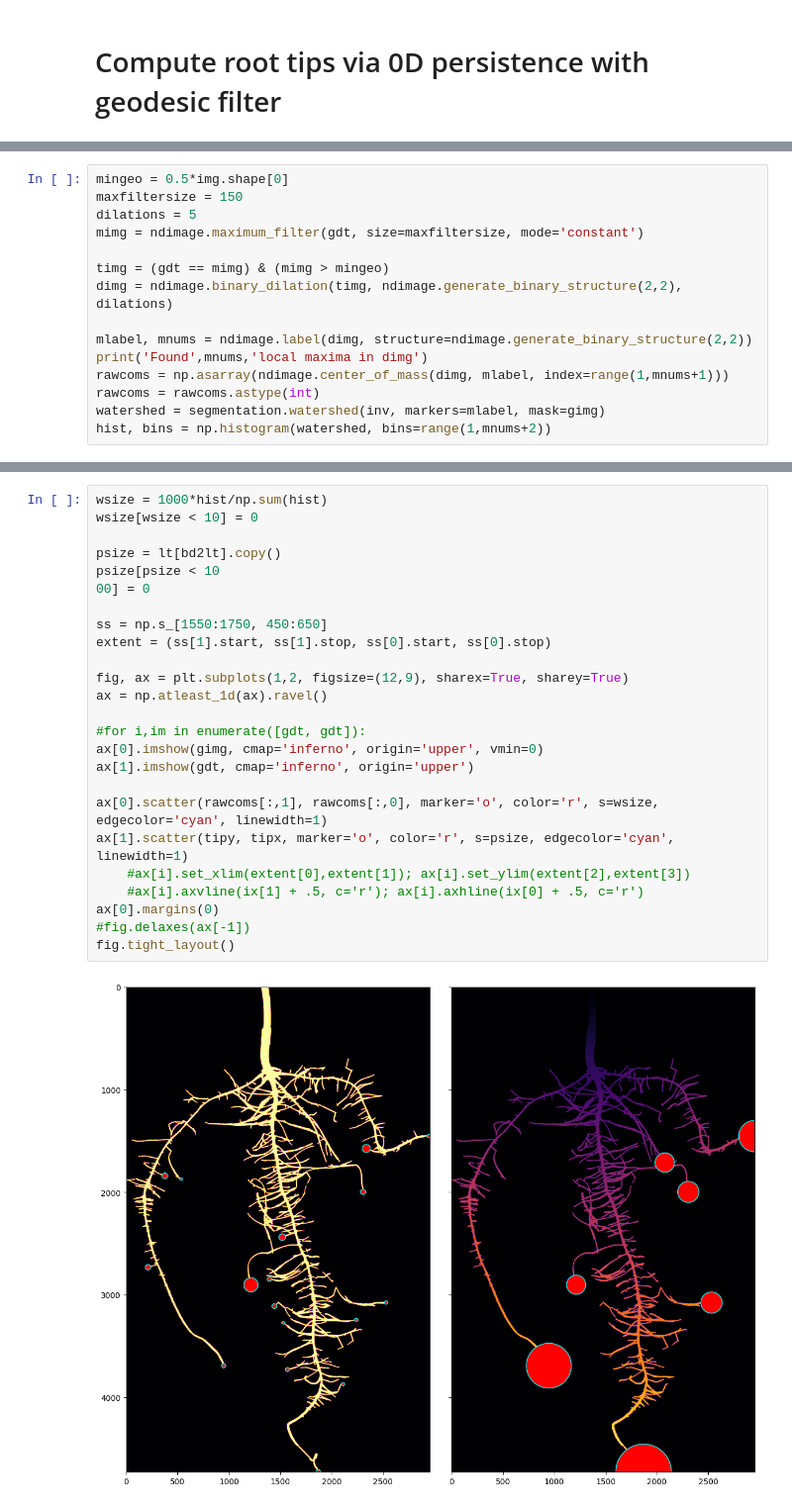
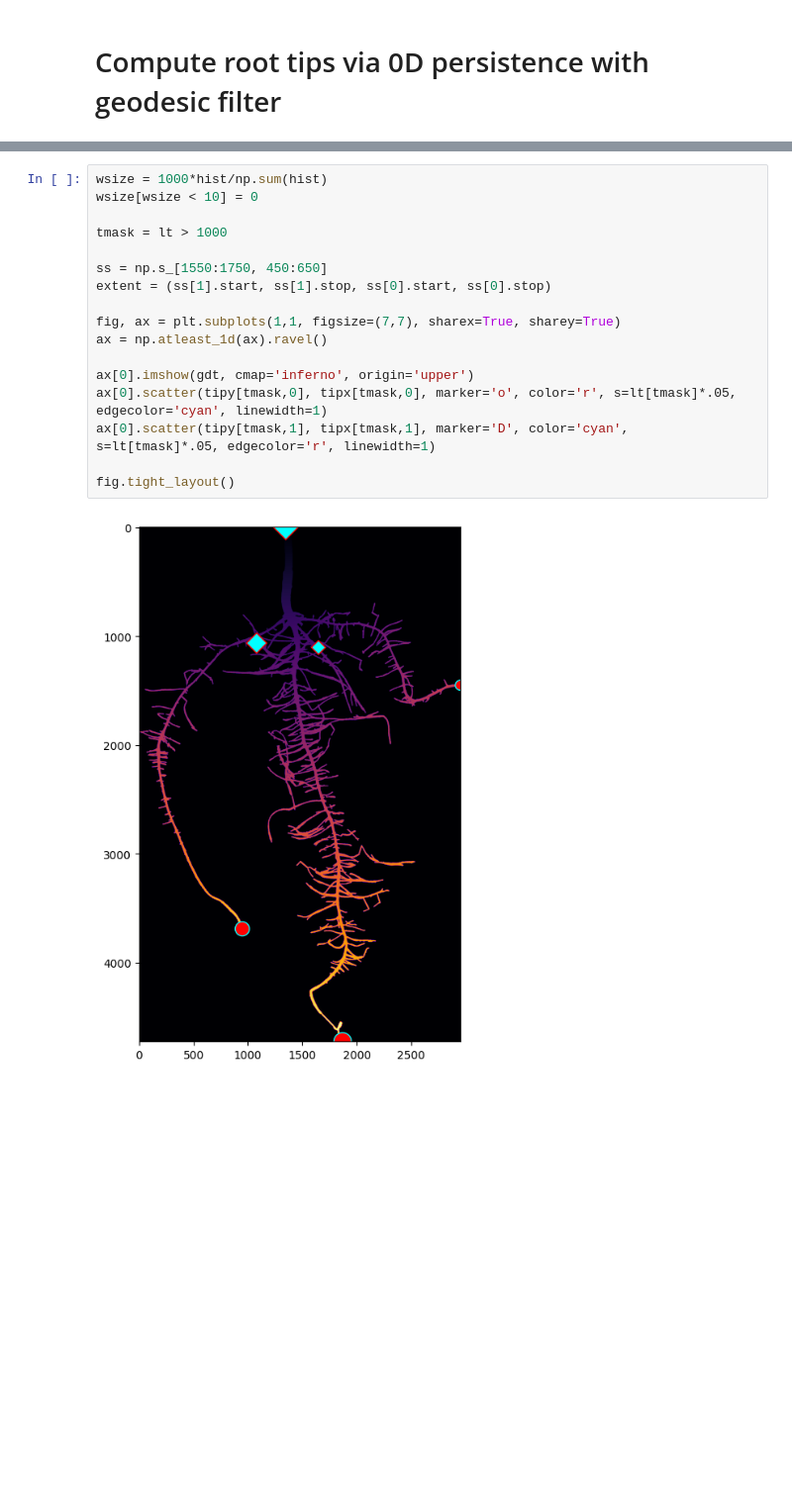
Before and after one commit to ejamezquita/root_necrosis, a Jupyter notebook: jupyter/01_image_preparation.ipynb, the cells around one changed output, grey strips where cells are left out. Shown: that part at 99% size. Drawn from its saved outputs; the diff is of its cells as text; blank space fills up the shorter version.

```diff
--- a/jupyter/01_image_preparation.ipynb
+++ b/jupyter/01_image_preparation.ipynb
@@ -275,15 +257,0 @@ birthdeath.to_csv(filename, index=False)
-# %%
-mingeo = 0.5*img.shape[0]
-maxfiltersize = 150
-dilations = 5
-mimg = ndimage.maximum_filter(gdt, size=maxfiltersize, mode='constant')
-
-timg = (gdt == mimg) & (mimg > mingeo)
-dimg = ndimage.binary_dilation(timg, ndimage.generate_binary_structure(2,2), dilations)
-
-mlabel, mnums = ndimage.label(dimg, structure=ndimage.generate_binary_structure(2,2))
-print('Found',mnums,'local maxima in dimg')
-rawcoms = np.asarray(ndimage.center_of_mass(dimg, mlabel, index=range(1,mnums+1)))
-rawcoms = rawcoms.astype(int)
-watershed = segmentation.watershed(inv, markers=mlabel, mask=gimg)
-hist, bins = np.histogram(watershed, bins=range(1,mnums+2))
@@ -296,27 +258,19 @@ print(lt.shape, bd2lt.shape, tipy.shape)
 # %%
 wsize = 1000*hist/np.sum(hist)
 wsize[wsize < 10] = 0
 
-psize = lt[bd2lt].copy()
-psize[psize < 10
-00] = 0
+tmask = lt > 1000
 
 ss = np.s_[1550:1750, 450:650]
 extent = (ss[1].start, ss[1].stop, ss[0].start, ss[0].stop)
 
-fig, ax = plt.subplots(1,2, figsize=(12,9), sharex=True, sharey=True)
+fig, ax = plt.subplots(1,1, figsize=(7,7), sharex=True, sharey=True)
 ax = np.atleast_1d(ax).ravel()
 
-#for i,im in enumerate([gdt, gdt]):
-ax[0].imshow(gimg, cmap='inferno', origin='upper', vmin=0)
-ax[1].imshow(gdt, cmap='inferno', origin='upper')
+ax[0].imshow(gdt, cmap='inferno', origin='upper')
+ax[0].scatter(tipy[tmask,0], tipx[tmask,0], marker='o', color='r', s=lt[tmask]*.05, edgecolor='cyan', linewidth=1)
+ax[0].scatter(tipy[tmask,1], tipx[tmask,1], marker='D', color='cyan', s=lt[tmask]*.05, edgecolor='r', linewidth=1)
 
-ax[0].scatter(rawcoms[:,1], rawcoms[:,0], marker='o', color='r', s=wsize, edgecolor='cyan', linewidth=1)
-ax[1].scatter(tipy, tipx, marker='o', color='r', s=psize, edgecolor='cyan', linewidth=1)
-    #ax[i].set_xlim(extent[0],extent[1]); ax[i].set_ylim(extent[2],extent[3])
-    #ax[i].axvline(ix[1] + .5, c='r'); ax[i].axhline(ix[0] + .5, c='r')
-ax[0].margins(0)
-#fig.delaxes(ax[-1])
 fig.tight_layout()
 # %% [output]
-[figure, old version]
+[figure, new version]
```
Also changed, not shown: parts of 19 cells of this notebook.
